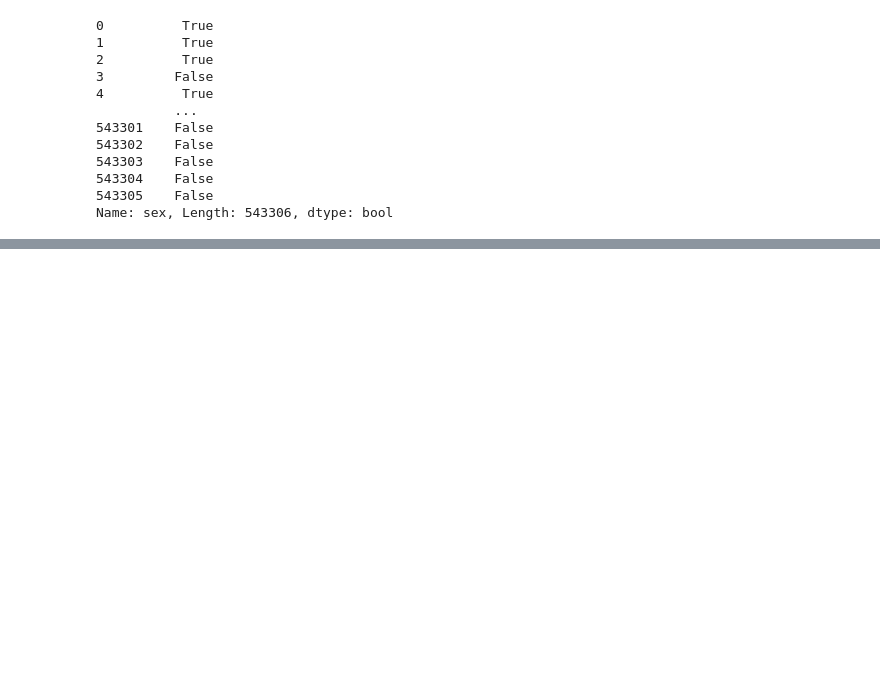
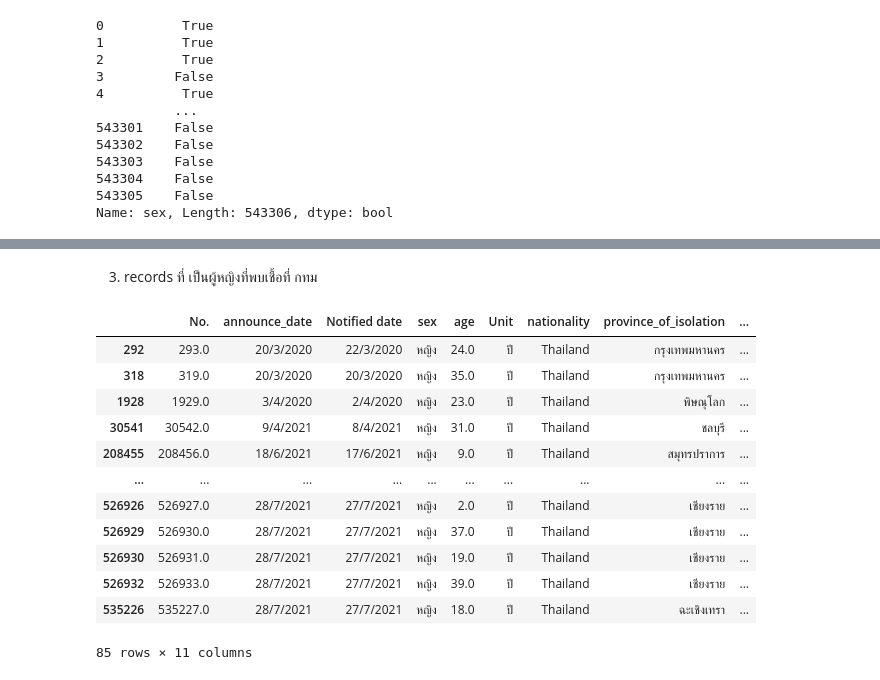
Before and after one commit to ploybongkot/DWDM21, a Jupyter notebook: Data_Preprocessing(Chapter3).ipynb, the cells around one changed output, grey strips where cells are left out. Saved outputs shown, nothing was run; the diff lists cells and outputs as text; code cells hidden in the pictures; blank space fills up the shorter version.

```diff
--- a/Data_Preprocessing(Chapter3).ipynb
+++ b/Data_Preprocessing(Chapter3).ipynb
@@ -541,0 +705,18 @@ Name: sex, Length: 543306, dtype: bool
+# %% [markdown]
+3. records ที่ เป็นผู้หญิงที่พบเชื้อที่ กทม
+# %%
+data_cases2[(data_cases2['district_of_onset']=='กรุงเทพมหานคร') & (data_cases2['sex']=='หญิง')]
+# %% [output]
+|  | No. | announce_date | Notified date | sex | age | Unit | nationality | province_of_isolation | ... |
+| 292 | 293.0 | 20/3/2020 | 22/3/2020 | หญิง | 24.0 | ปี | Thailand | กรุงเทพมหานคร | ... |
+| 318 | 319.0 | 20/3/2020 | 20/3/2020 | หญิง | 35.0 | ปี | Thailand | กรุงเทพมหานคร | ... |
+| 1928 | 1929.0 | 3/4/2020 | 2/4/2020 | หญิง | 23.0 | ปี | Thailand | พิษณุโลก | ... |
+| 30541 | 30542.0 | 9/4/2021 | 8/4/2021 | หญิง | 31.0 | ปี | Thailand | ชลบุรี | ... |
+| 208455 | 208456.0 | 18/6/2021 | 17/6/2021 | หญิง | 9.0 | ปี | Thailand | สมุทรปราการ | ... |
+| ... | ... | ... | ... | ... | ... | ... | ... | ... | ... |
+| 526926 | 526927.0 | 28/7/2021 | 27/7/2021 | หญิง | 2.0 | ปี | Thailand | เชียงราย | ... |
+| 526929 | 526930.0 | 28/7/2021 | 27/7/2021 | หญิง | 37.0 | ปี | Thailand | เชียงราย | ... |
+| 526930 | 526931.0 | 28/7/2021 | 27/7/2021 | หญิง | 19.0 | ปี | Thailand | เชียงราย | ... |
+| 526932 | 526933.0 | 28/7/2021 | 27/7/2021 | หญิง | 39.0 | ปี | Thailand | เชียงราย | ... |
+| 535226 | 535227.0 | 28/7/2021 | 27/7/2021 | หญิง | 18.0 | ปี | Thailand | ฉะเชิงเทรา | ... |
+85 rows × 11 columns
```
Also changed, not shown: parts of 69 cells of this notebook.
